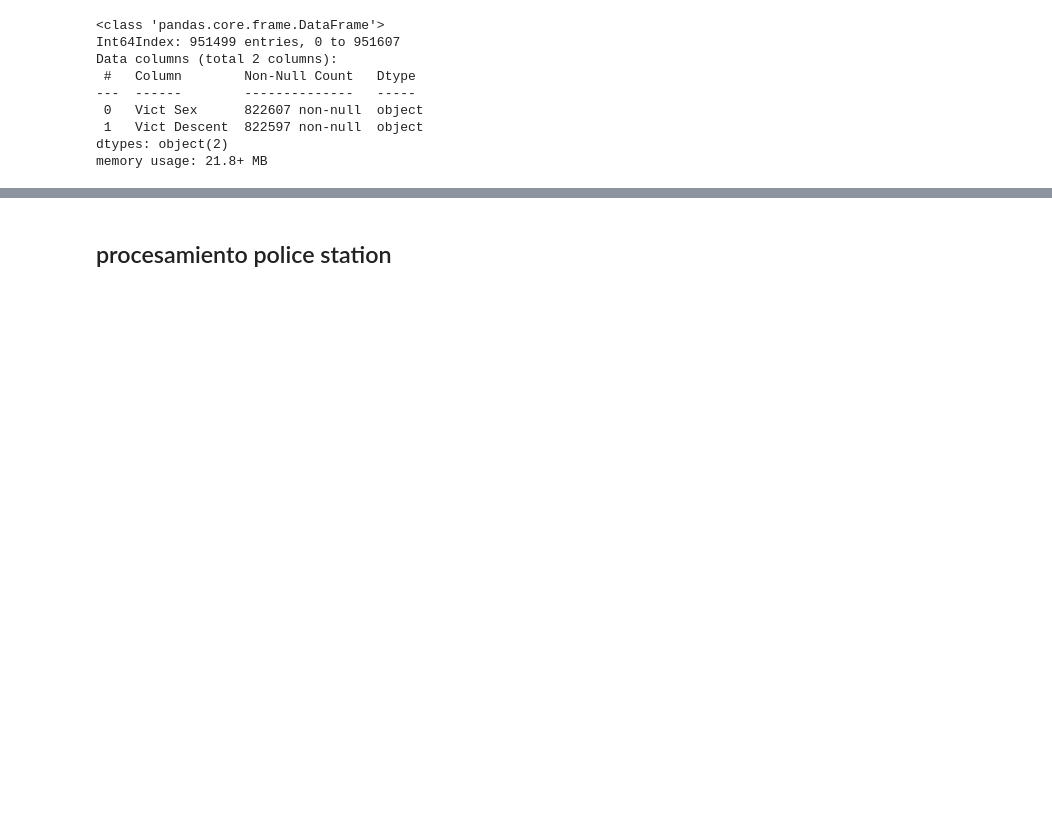
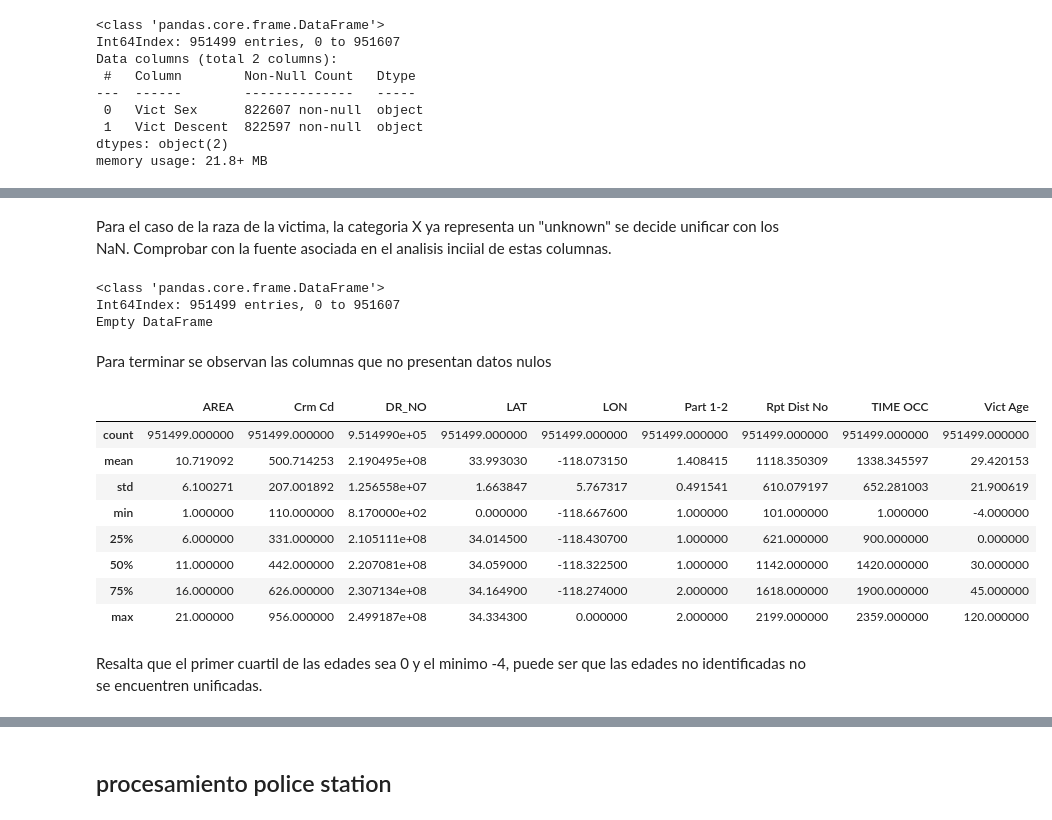
Before and after one commit to Pepebeats-flp/Tareas-ICD, a Jupyter notebook: Tarea 4/DBSCAN.ipynb, the cells around one changed output, grey strips where cells are left out. Drawn from its saved outputs; the diff is of its cells as text; code cells hidden in the pictures; blank space fills up the shorter version.

Commit message:
dataset crimen limpio

```diff
--- a/Tarea 4/DBSCAN.ipynb
+++ b/Tarea 4/DBSCAN.ipynb
@@ -790,0 +815,38 @@ Notar que para ambas columnas existe el NaN y el X, por lo cual si X determina u
+# %%
+crime_data["Vict Sex"] = crime_data["Vict Sex"].fillna("Unknown")
+# %% [markdown]
+Para el caso de la raza de la victima, la categoria X ya representa un "unknown" se decide unificar con los NaN. Comprobar con la fuente asociada en el analisis inciial de estas columnas.
+# %%
+crime_data["Vict Descent"] = crime_data["Vict Descent"].fillna("Unknown")
+# %%
+processed_crime_anynull_mask = crime_data.count() < crime_data.shape[0]
+
+processed_crime_dropany_columns = crime_data.loc[:, processed_crime_anynull_mask]
+
+processed_crime_dropany_columns.info()
+# %% [output]
+<class 'pandas.core.frame.DataFrame'>
+Int64Index: 951499 entries, 0 to 951607
+Empty DataFrame
+# %% [markdown]
+Para terminar se observan las columnas que no presentan datos nulos
+# %%
+# Assuming crime_data and crime_dropany_columns are both pandas DataFrames
+columns_not_in_dropany = crime_data.columns.difference(crime_dropany_columns.columns)
+
+# Selecting these columns from crime_data
+result = crime_data[columns_not_in_dropany]
+
+result.describe()
+# %% [output]
+|  | AREA | Crm Cd | DR_NO | LAT | LON | Part 1-2 | Rpt Dist No | TIME OCC | Vict Age |
+| count | 951499.000000 | 951499.000000 | 9.514990e+05 | 951499.000000 | 951499.000000 | 951499.000000 | 951499.000000 | 951499.000000 | 951499.000000 |
+| mean | 10.719092 | 500.714253 | 2.190495e+08 | 33.993030 | -118.073150 | 1.408415 | 1118.350309 | 1338.345597 | 29.420153 |
+| std | 6.100271 | 207.001892 | 1.256558e+07 | 1.663847 | 5.767317 | 0.491541 | 610.079197 | 652.281003 | 21.900619 |
+| min | 1.000000 | 110.000000 | 8.170000e+02 | 0.000000 | -118.667600 | 1.000000 | 101.000000 | 1.000000 | -4.000000 |
+| 25% | 6.000000 | 331.000000 | 2.105111e+08 | 34.014500 | -118.430700 | 1.000000 | 621.000000 | 900.000000 | 0.000000 |
+| 50% | 11.000000 | 442.000000 | 2.207081e+08 | 34.059000 | -118.322500 | 1.000000 | 1142.000000 | 1420.000000 | 30.000000 |
+| 75% | 16.000000 | 626.000000 | 2.307134e+08 | 34.164900 | -118.274000 | 2.000000 | 1618.000000 | 1900.000000 | 45.000000 |
+| max | 21.000000 | 956.000000 | 2.499187e+08 | 34.334300 | 0.000000 | 2.000000 | 2199.000000 | 2359.000000 | 120.000000 |
+# %% [markdown]
+Resalta que el primer cuartil de las edades sea 0 y el minimo -4, puede ser que las edades no identificadas no se encuentren unificadas.
```
Also changed, not shown: parts of 27 cells of this notebook.
